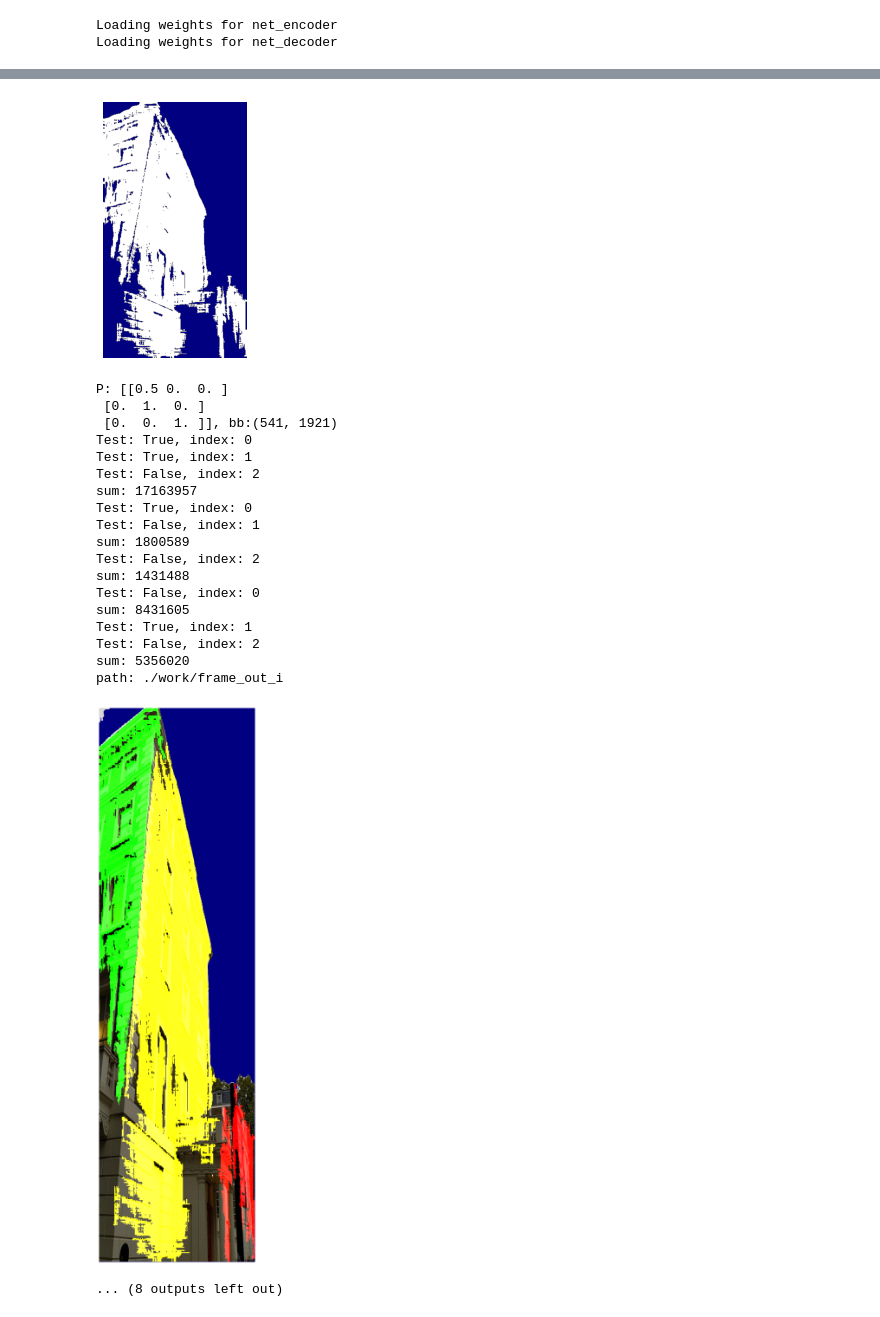
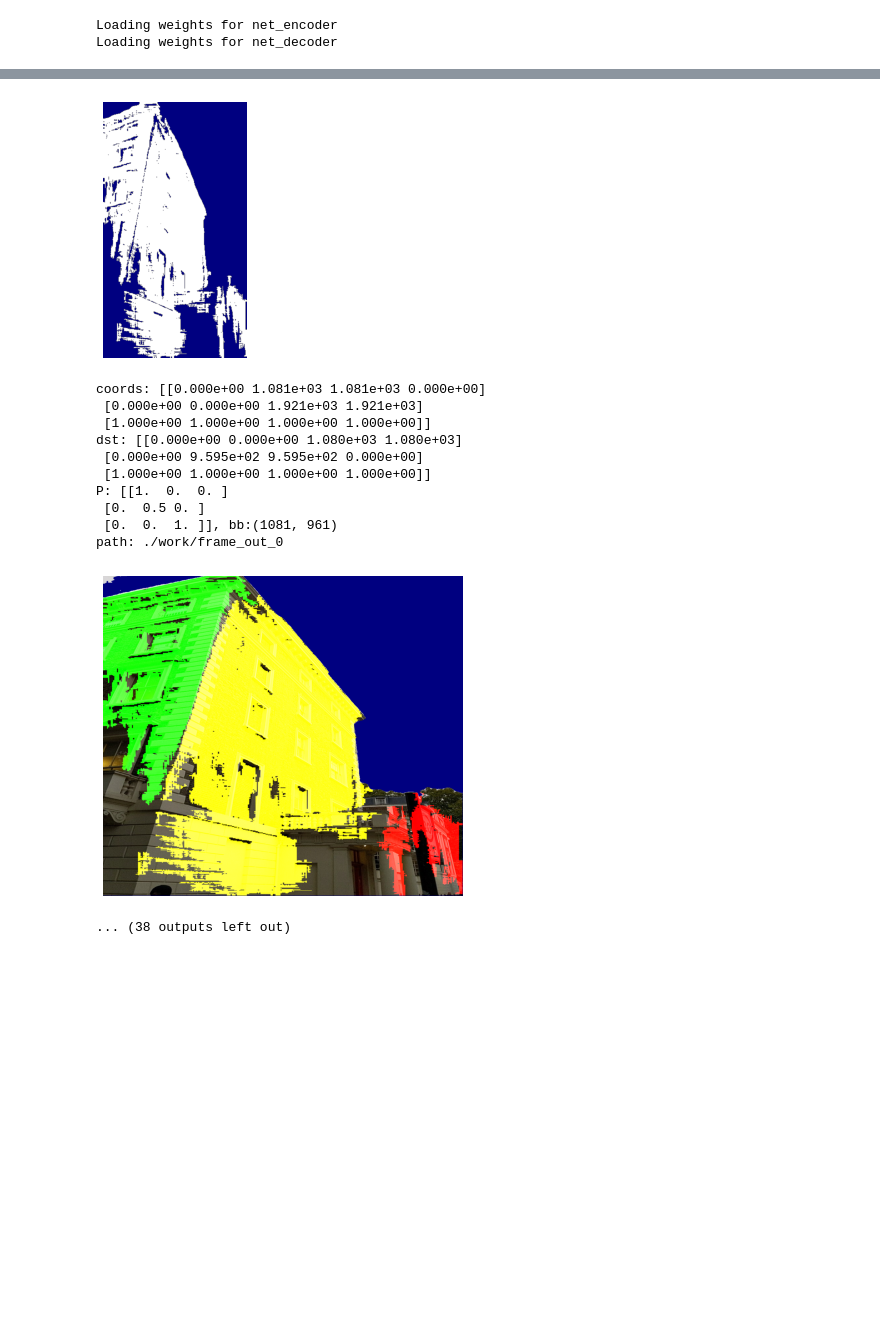
Before and after one commit to vicsyl/extreme_two_view_matching_private, a Jupyter notebook: demos/visualization_demo.ipynb, the cells around one changed output, grey strips where cells are left out. Cells and saved outputs as stored; diff of their text form; code cells hidden in the pictures; blank space fills up the shorter version.

```diff
--- a/demos/visualization_demo.ipynb
+++ b/demos/visualization_demo.ipynb
@@ -43,6 +43,9 @@ def adjust_affine_transform(components_indices, index, A):
     dst = np.transpose(dst)
     dst = add_third_row(dst)
 
+    print("coords: {}".format(coords))
+    print("dst: {}".format(dst))
+
     translate_vec_new = (-np.min(dst[0]), -np.min(dst[1]))
     translate_matrix_new = np.array([
         [1, 0, translate_vec_new[0]],
@@ -50,7 +53,7 @@ def adjust_affine_transform(components_indices, index, A):
         [0, 0, 1],
     ])
 
-    bounding_box = (math.ceil(max_col), math.ceil(max_row))
+    bounding_box = (math.ceil(max_col - min_col), math.ceil(max_row - min_row))
 
     A = translate_matrix_new @ A
     return A, bounding_box
@@ -156,8 +159,8 @@ def custom_get_and_show_components(img_data,
                                   non_sky_mask=non_sky_mask)
 
 
-    if True:
-        return
+#     if True:
+#         return
 
     for k in valid_component_dict.keys():
         get_and_show_components_inner(img_data,
@@ -222,20 +225,14 @@ def get_and_show_components_inner(img_data,
 
         mask = 1 - np_rgb_mask(cluster_colors)
 
-        print("shape1: {}".format(cluster_colors.shape))
-        print("shape2: {}".format(mask.shape))
-
         indices = np.where(mask)
         min0 = indices[0].min()
         max0 = indices[0].max() + 1
         min1 = indices[1].min()
         max1 = indices[1].max() + 1
-        print("mins - max: {}, {}, {}, {}".format(min0, max0, min1, max1))
         cropped = np.zeros((max0 - min0, max1 - min1, 3))
         cropped[:, :] = cluster_colors[min0:max0, min1:max1]
-        print("shape3: {}".format(cropped.shape))
         cluster_colors = cropped
-        print("cluster_colors.shape: {}".format(cluster_colors.shape))
 
     else:
         cluster_colors = np.copy(img)
@@ -243,12 +240,10 @@ def get_and_show_components_inner(img_data,
             #if filter is None or filter.__contains__(c_index):
             for rgb_index in range(3):
                 test = colors[i % 9][rgb_index] != 0
-                print("Test: {}, index: {}".format(test, rgb_index))
                 if colors[i % 9][rgb_index] != 0:
                     cluster_colors[cluster_indices == c_index, rgb_index] = colors[i % 9][rgb_index]
                 else:
                     cluster_colors[cluster_indices == c_index, rgb_index] = img[cluster_indices == c_index, rgb_index]
-                    print("sum: {}".format(cluster_colors[cluster_indices == c_index, rgb_index].sum()))
 
         if non_sky_mask is not None:
             cluster_colors[non_sky_mask == 0, :2] = 0
@@ -308,10 +303,24 @@ custom_get_and_show_components(img_data,
 #print("img: {}".format(img_data.img))
 
 
-As = np.array([[[0.5, 0.0, 0.0],
-             [0.0, 1.0, 0.0],
-             [0.0, 0.0, 1.0]
-            ]])
+As = np.array([
+                [[1.0, 0.0, 0.0],
+                 [0.0, 0.5, 0.0],
+                 [0.0, 0.0, 1.0]
+                ],
+                [[1.0, 0.8, 0.0],
+                 [0.0, 1.0, 0.0],
+                 [0.0, 0.0, 1.0],
+                ],
+                [[1.0, -0.5, 0.0],
+                 [0.0, 1.0, 0.0],
+                 [0.0, 0.0, 1.0],
+                ],
+                [[0.71, -0.71, 0.0],
+                 [0.71, 0.71, 0.0],
+                 [0.0, 0.0, 1.0],
+                ],
+            ])
 
 
 for i, A in enumerate(As):
@@ -331,7 +340,7 @@ for i, A in enumerate(As):
     custom_get_and_show_components(img_data,
                                show=True,
                                save=True,
-                               path="./work/frame_out_i",
+                               path="./work/frame_out_{}".format(i),
                                non_sky_mask=non_sky_mask)
 
     img_data.components_indices = old_ci
@@ -390,22 +365,14 @@ cluster_colors.shape: (1920, 1080, 3)
 path: ./work/frame_out_sky
 [figure]
-P: [[0.5 0.  0. ]
- [0.  1.  0. ]
- [0.  0.  1. ]], bb:(541, 1921)
-Test: True, index: 0
-Test: True, index: 1
-Test: False, index: 2
-sum: 17163957
-Test: True, index: 0
-Test: False, index: 1
-sum: 1800589
-Test: False, index: 2
-sum: 1431488
-Test: False, index: 0
-sum: 8431605
-Test: True, index: 1
-Test: False, index: 2
-sum: 5356020
-path: ./work/frame_out_i
+coords: [[0.000e+00 1.081e+03 1.081e+03 0.000e+00]
+ [0.000e+00 0.000e+00 1.921e+03 1.921e+03]
+ [1.000e+00 1.000e+00 1.000e+00 1.000e+00]]
+dst: [[0.000e+00 0.000e+00 1.080e+03 1.080e+03]
+ [0.000e+00 9.595e+02 9.595e+02 0.000e+00]
+ [1.000e+00 1.000e+00 1.000e+00 1.000e+00]]
+P: [[1.  0.  0. ]
+ [0.  0.5 0. ]
+ [0.  0.  1. ]], bb:(1081, 961)
+path: ./work/frame_out_0
-[figure, old version]
+[figure, new version]
-... (8 outputs left out)
+... (38 outputs left out)
```
Also changed, not shown: parts of 1 cell of this notebook.
